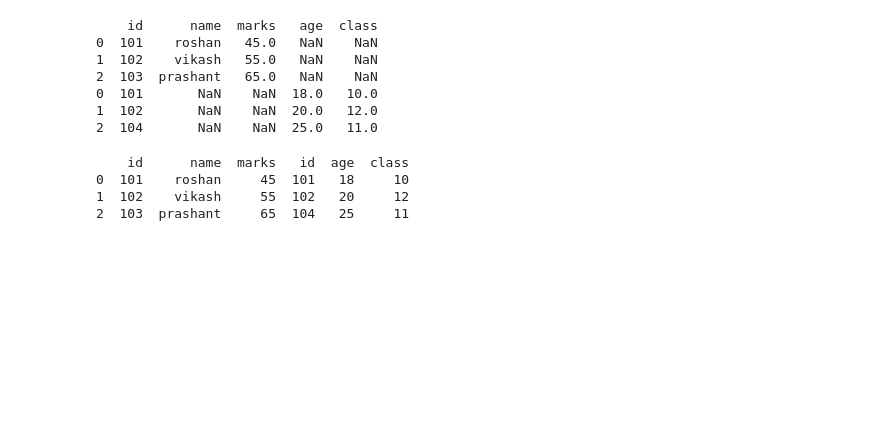
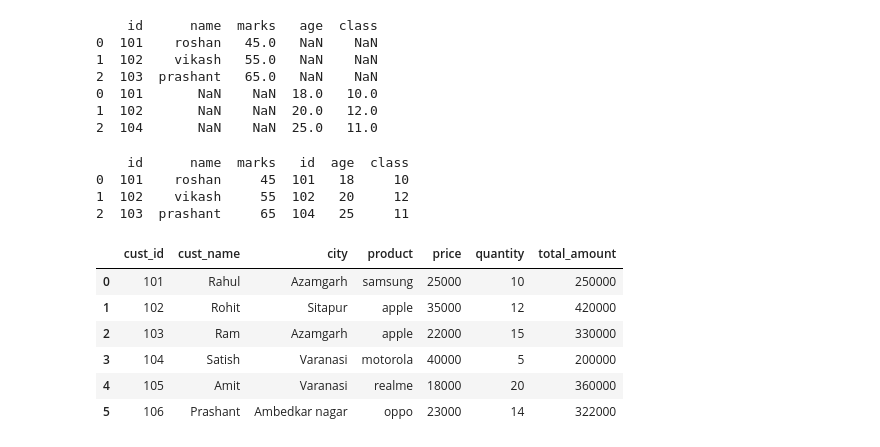
Before and after one commit to helloharendra/Python-DS-AI-11-AM-12-30PM, a Jupyter notebook: roshan/analytics/day30.ipynb, the cells around one changed output. Drawn from its saved outputs; the diff is of its cells as text; code cells hidden in the pictures; blank space fills up the shorter version.

```diff
--- a/roshan/analytics/day30.ipynb
+++ b/roshan/analytics/day30.ipynb
@@ -145,3 +145,13 @@ print(concatnate_rows)
 0  101    roshan     45  101   18     10
 1  102    vikash     55  102   20     12
 2  103  prashant     65  104   25     11
+# %%
+store
+# %% [output]
+|  | cust_id | cust_name | city | product | price | quantity | total_amount |
+| 0 | 101 | Rahul | Azamgarh | samsung | 25000 | 10 | 250000 |
+| 1 | 102 | Rohit | Sitapur | apple | 35000 | 12 | 420000 |
+| 2 | 103 | Ram | Azamgarh | apple | 22000 | 15 | 330000 |
+| 3 | 104 | Satish | Varanasi | motorola | 40000 | 5 | 200000 |
+| 4 | 105 | Amit | Varanasi | realme | 18000 | 20 | 360000 |
+| 5 | 106 | Prashant | Ambedkar nagar | oppo | 23000 | 14 | 322000 |
```
Also changed, not shown: parts of 4 cells of this notebook, 3 other files.
